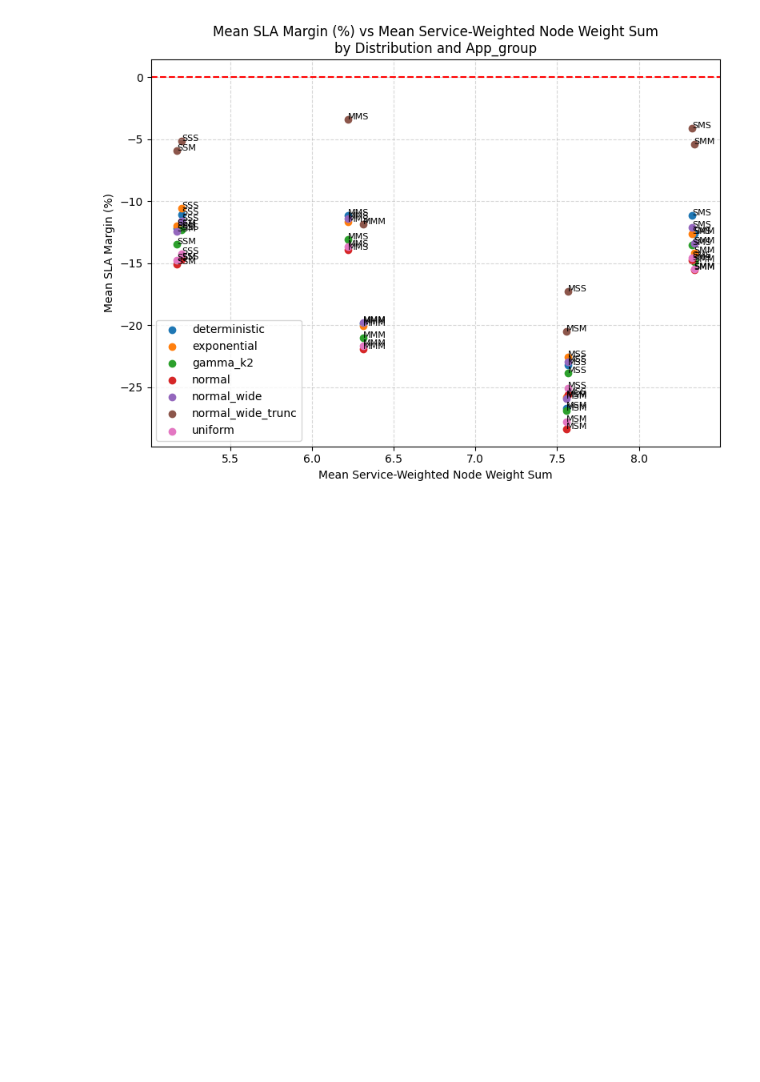
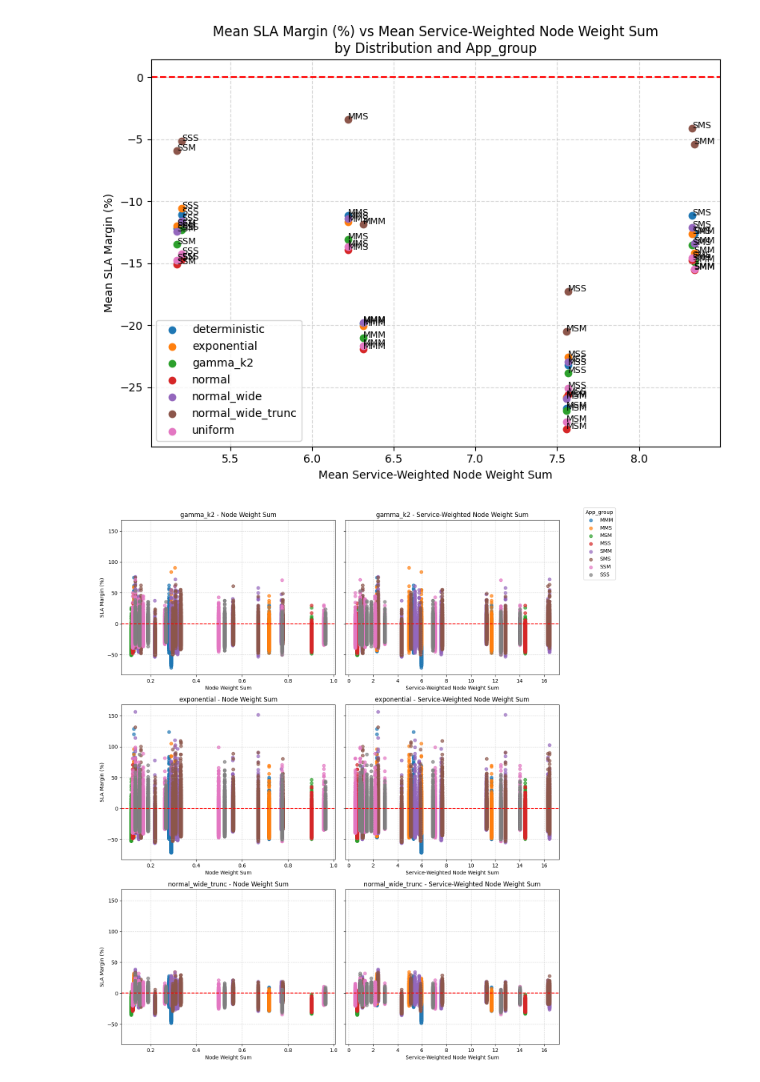
Before and after one commit to Damiano-Gilodi/EdgeSimPy, a Jupyter notebook: analysis/01_analysis_sla_worst_case.ipynb, the cells around one changed output. Saved outputs shown, nothing was run; the diff lists cells and outputs as text; code cells hidden in the pictures; blank space fills up the shorter version.

Commit message:
add scatter plot with hue app_group and different distribution

```diff
--- a/analysis/01_analysis_sla_worst_case.ipynb
+++ b/analysis/01_analysis_sla_worst_case.ipynb
@@ -1107,3 +1107,59 @@ plt.tight_layout()
 plt.show()
 # %% [output]
 [figure]
+# %%
+dists = ["gamma_k2", "exponential", "normal_wide_trunc"]
+
+fig, axes = plt.subplots(
+    nrows=len(dists),
+    ncols=2,
+    figsize=(14, 5 * len(dists)),
+    sharey=True
+)
+
+if len(dists) == 1:
+    axes = [axes]
+
+for i, dist_to_plot in enumerate(dists):
+    plot_df = scatter_df[scatter_df["Distribution"] == dist_to_plot].copy()
+    app_groups = sorted(plot_df["App_group"].dropna().unique())
+
+    ax_left = axes[i][0]
+    ax_right = axes[i][1]
+
+    for app_group in app_groups:
+        subset = plot_df[plot_df["App_group"] == app_group]
+
+        ax_left.scatter(
+            subset["Node_Weight_Sum"],
+            subset["SLA_Margin_Perc"],
+            label=app_group,
+            alpha=0.7
+        )
+
+        ax_right.scatter(
+            subset["Service_Weighted_Node_Weight_Sum"],
+            subset["SLA_Margin_Perc"],
+            label=app_group,
+            alpha=0.7
+        )
+
+    ax_left.axhline(0, linestyle="--", color="red")
+    ax_left.set_title(f"{dist_to_plot} - Node Weight Sum")
+    ax_left.set_xlabel("Node Weight Sum")
+    ax_left.set_ylabel("SLA Margin (%)")
+    ax_left.grid(True, linestyle="--", alpha=0.5)
+
+    ax_right.axhline(0, linestyle="--", color="red")
+    ax_right.set_title(f"{dist_to_plot} - Service-Weighted Node Weight Sum")
+    ax_right.set_xlabel("Service-Weighted Node Weight Sum")
+    ax_right.grid(True, linestyle="--", alpha=0.5)
+
+# legenda unica
+handles, labels = axes[0][0].get_legend_handles_labels()
+fig.legend(handles, labels, title="App_group", loc="upper right")
+
+plt.tight_layout(rect=[0, 0, 0.9, 1])
+plt.show()
+# %% [output]
+[figure, added]
```
